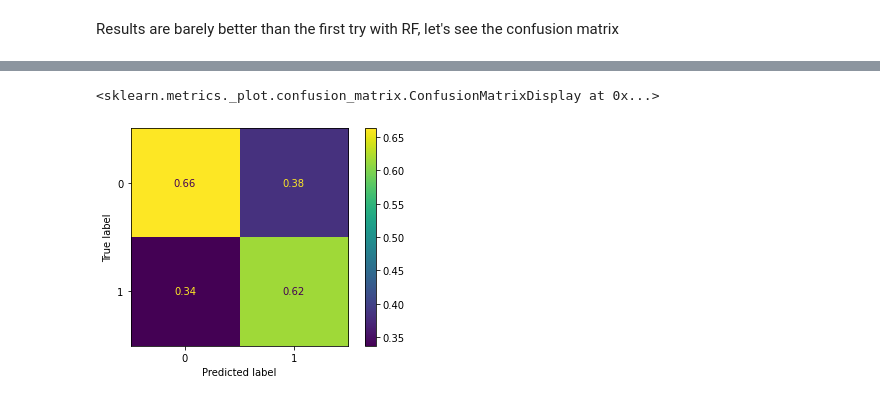
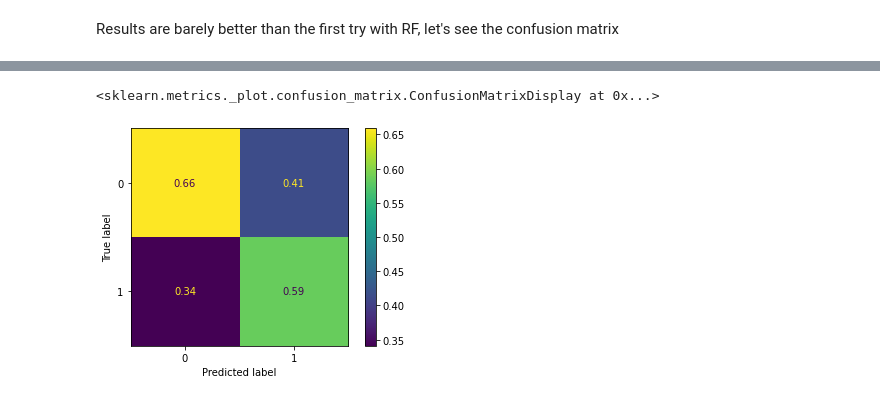
Before and after one commit to mrfabien/MLEE_project, a Jupyter notebook: MLEE_notebook.ipynb, the cells around one changed output, grey strips where cells are left out. Drawn from its saved outputs; the diff is of its cells as text; code cells hidden in the pictures.

```diff
--- a/MLEE_notebook.ipynb
+++ b/MLEE_notebook.ipynb
@@ -343,3 +312,0 @@ X_test_reduced = X_test[X_test.columns.intersection(selected_features)]
-# %%
-rf3 = RandomForestClassifier(n_estimators=300)
-rf3.fit(X_train_reduced,y_train)
@@ -365,0 +350,12 @@ Accuracy over test set: 64.77%
+# %%
+# Fitting with default parameters
+
+dt_default = DecisionTreeClassifier(random_state=42)
+dt_default.fit(X_train,y_train)
+
+# Let's see if the predictions are better than the others
+
+prediction_dt_default = dt_default.predict(X_test)
+dt_default_accuracy = accuracy_score(y_test, prediction_rf_default)
+
+print(f"Decision Tree default settings accuracy: {dt_default_accuracy:.2%}")
@@ -365,0 +404,26 @@ Accuracy over test set: 64.77%
+# %%
+# Best estimators are the following:
+
+print('Best estimators are the following:',dt_custom.best_estimator_)
+
+ls_be_DT = []
+ls_be_DT = [dt_custom.best_params_['max_leaf_nodes'],
+            dt_custom.best_params_['min_samples_split'],
+            dt_custom.best_params_['max_depth']]
+
+# Let's see the prediction from the tuned Decision Tree
+
+prediction_dt_custom = dt_custom.predict(X_train)
+dt_custom_accuracy = accuracy_score(y_train, prediction_dt_custom)
+
+print(f"DT hyperparameters tuning Model Accuracy: {dt_custom_accuracy:.2%}")
+
+# Now let's compare it with prediction based on the training and testing set
+
+y_pred_test_DT = dt_custom.predict(X_test)
+y_pred_valid_DT = dt_custom.predict(X_valid)
+
+test_acc_DT = (accuracy_score(y_test,y_pred_test_DT))
+valid_acc_DT = (accuracy_score(y_valid,y_pred_valid_DT))
+print(f'Accuracy over the testing set: {(accuracy_score(y_test,y_pred_test_DT)):.2%} \n'
+f'Accuracy over the validation set: {(accuracy_score(y_valid,y_pred_valid_DT)):.2%}')
@@ -366,9 +449,7 @@ Accuracy over test set: 64.77%
 # %%
-# Results are barely better than the first try with RF, let's see the confusion matrix
-
-cm = confusion_matrix(y_test, prediction_rf3, normalize='pred')
+cm = confusion_matrix(y_test, y_pred_test_DT, normalize='pred')
 disp = ConfusionMatrixDisplay(confusion_matrix = cm)
 disp.plot()
 # %% [output]
 <sklearn.metrics._plot.confusion_matrix.ConfusionMatrixDisplay at 0x...>
-[figure, old version]
+[figure, new version]
```
Also changed, not shown: parts of 37 cells of this notebook.
